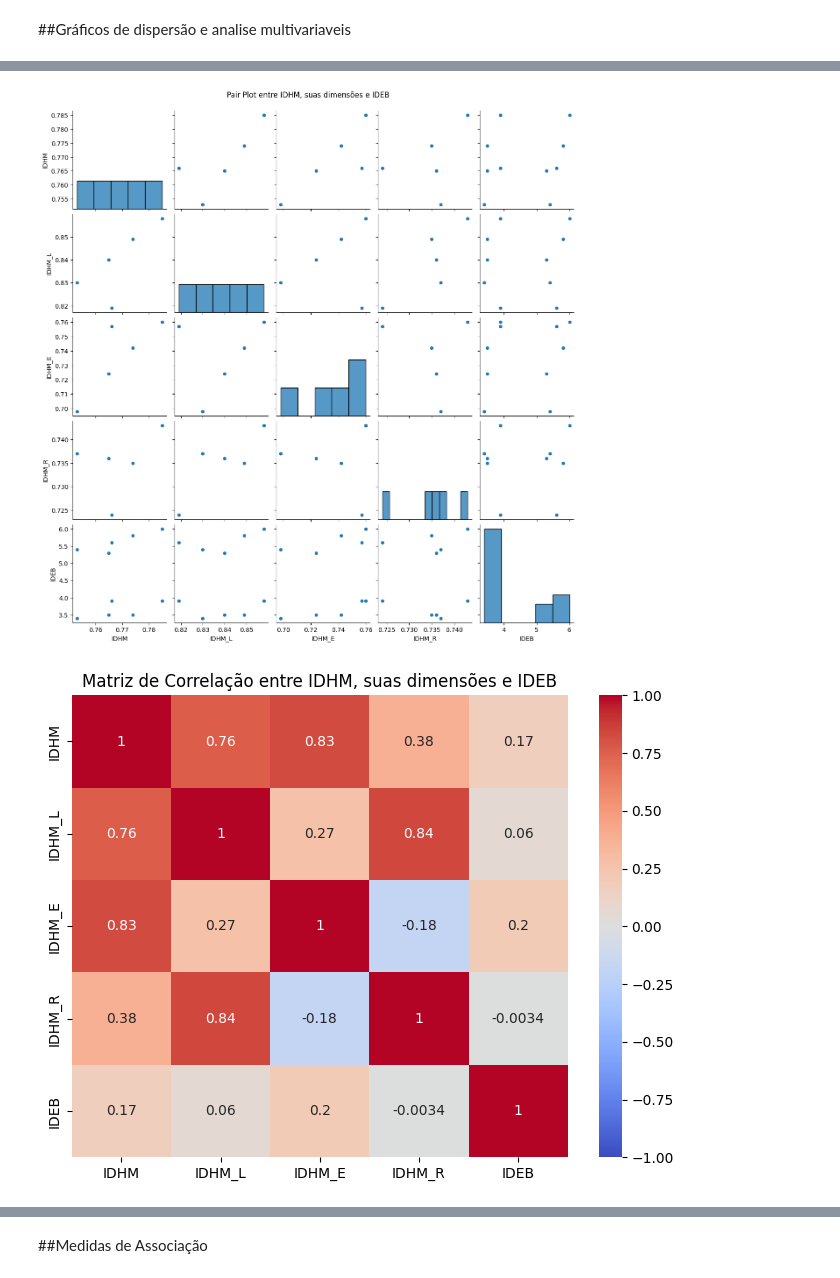
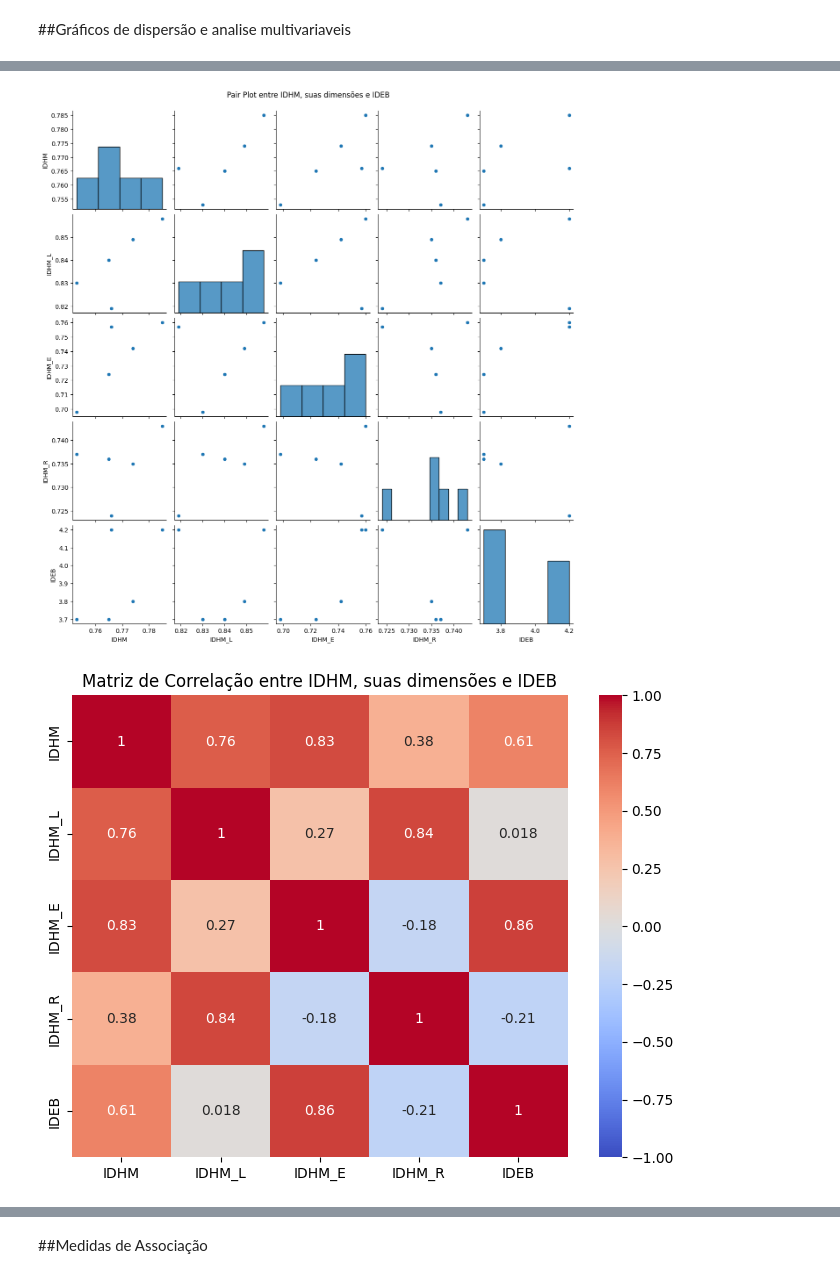
Before and after one commit to sebavassou/estatistica_descritiva, a Jupyter notebook: Trabalho_Final/Projeto_ED001.ipynb, the cells around one changed output, grey strips where cells are left out. Saved outputs shown, nothing was run; the diff lists cells and outputs as text; code cells hidden in the pictures.

```diff
--- a/Trabalho_Final/Projeto_ED001.ipynb
+++ b/Trabalho_Final/Projeto_ED001.ipynb
@@ -453,8 +453,8 @@ ideb_df = pd.read_excel("https://raw.githubusercontent.com/sebavassou/estatistic
 # Renomeia as colunas do DataFrame IDEB
 ideb_df.columns = ['rede', 'IDEB_2005', 'IDEB_2007', 'IDEB_2009', 'IDEB_2011', 'IDEB_2013', 'IDEB_2015', 'IDEB_2017', 'IDEB_2019', 'IDEB_2021', 'IDEB_2023']
 
-# Remove a linha "Total" do DataFrame IDEB
-ideb_df = ideb_df[ideb_df['rede'] != 'Total']
+# Mantem somente  a linha "Total" do DataFrame IDEB
+ideb_df = ideb_df[ideb_df['rede'] == 'Total']
 
 # Derreter o DataFrame IDEB para transformar as colunas de anos em linhas
 ideb_df_melted = pd.melt(ideb_df, id_vars=['rede'], var_name='ANO', value_name='IDEB')
@@ -543,12 +545,4 @@ plt.figure(figsize=(8, 6))
 sns.heatmap(correlation_matrix, annot=True, cmap='coolwarm', vmin=-1, vmax=1)
 plt.title('Matriz de Correlação entre IDHM, suas dimensões e IDEB')
 plt.show()
-
-# 4. Violin Plot (se você quiser comparar por rede)
-plt.figure(figsize=(10, 6))
-sns.violinplot(x='rede', y='IDEB', data=merged_df)
-plt.title('Violin Plot do IDEB por Rede')
-plt.xlabel('Rede')
-plt.ylabel('IDEB')
-plt.show()
 # %% [output]
@@ -556,2 +550,2 @@ plt.show()
-[figure, old version]
+[figure, new version]
-[figure, old version]
+[figure, new version]
```
Also changed, not shown: parts of 10 cells of this notebook.
